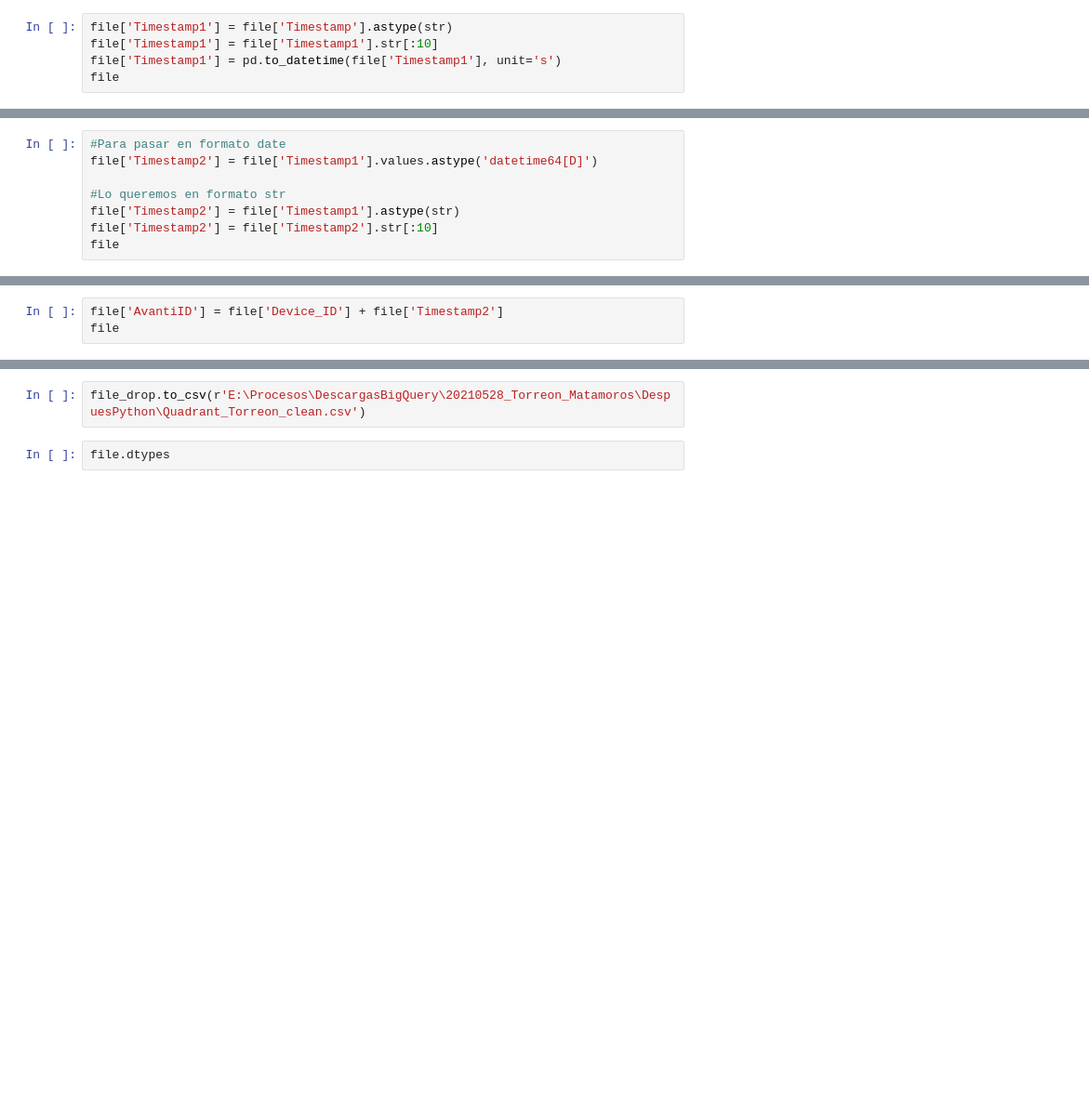
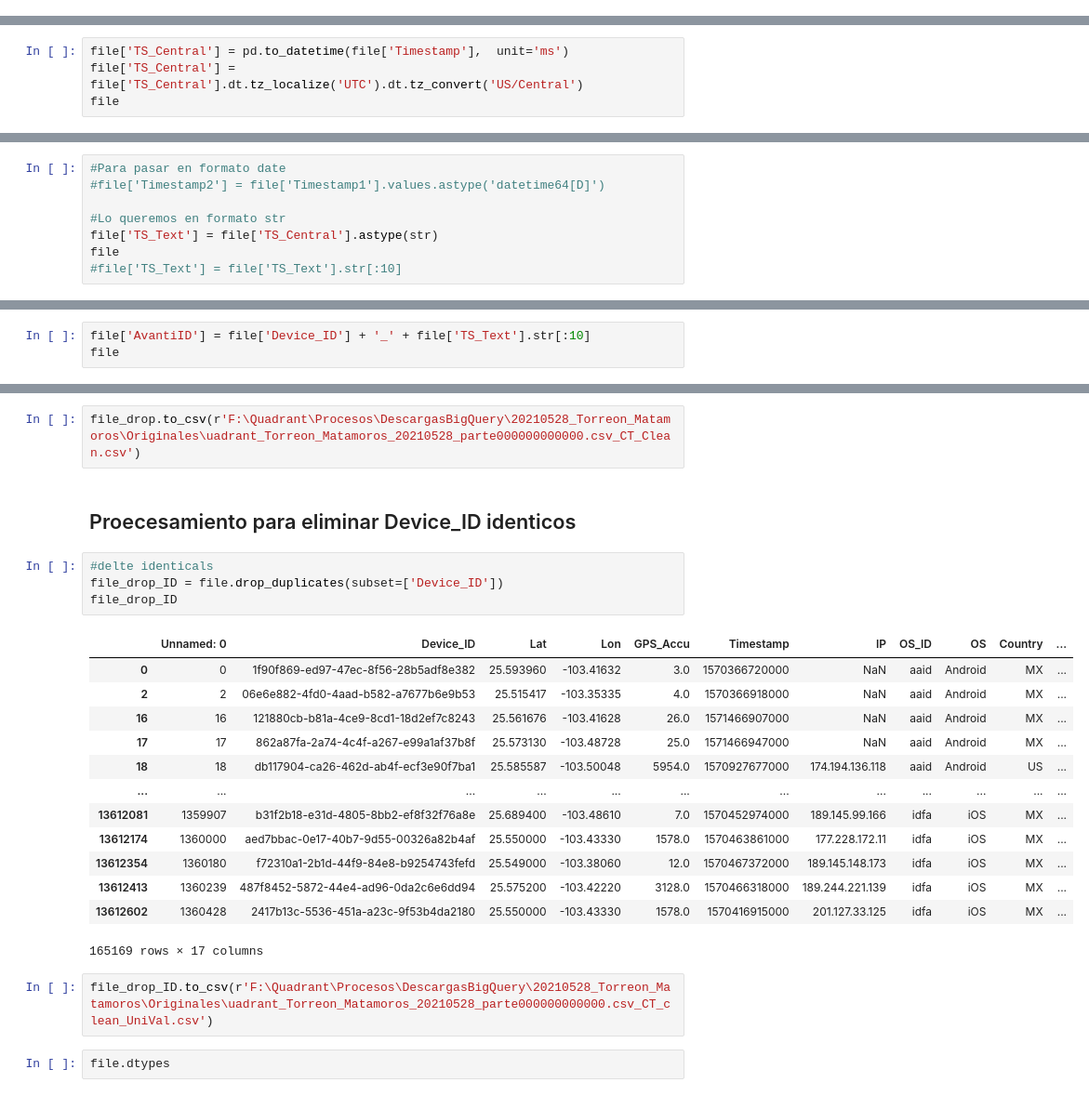
Before and after one commit to ZairaRosas/Quadrant, a Jupyter notebook: Quadrant_preprocess.ipynb, the cells around one changed output, grey strips where cells are left out. Shown: that part at 93% size. Drawn from its saved outputs; the diff is of its cells as text; blank space fills up the shorter version.

```diff
--- a/Quadrant_preprocess.ipynb
+++ b/Quadrant_preprocess.ipynb
@@ -42,5 +32,0 @@ file
-# %%
-file['Timestamp1'] = file['Timestamp'].astype(str)
-file['Timestamp1'] = file['Timestamp1'].str[:10]
-file['Timestamp1'] = pd.to_datetime(file['Timestamp1'], unit='s')
-file
@@ -60,0 +33,4 @@ file
+# %%
+file['TS_Central'] = pd.to_datetime(file['Timestamp'],  unit='ms')
+file['TS_Central'] = file['TS_Central'].dt.tz_localize('UTC').dt.tz_convert('US/Central')
+file
@@ -61,11 +71,11 @@ file
 # %%
 #Para pasar en formato date
-file['Timestamp2'] = file['Timestamp1'].values.astype('datetime64[D]')
+#file['Timestamp2'] = file['Timestamp1'].values.astype('datetime64[D]')
 
 #Lo queremos en formato str
-file['Timestamp2'] = file['Timestamp1'].astype(str)
-file['Timestamp2'] = file['Timestamp2'].str[:10]
+file['TS_Text'] = file['TS_Central'].astype(str)
 file
+#file['TS_Text'] = file['TS_Text'].str[:10]
 # %% [output]
 |  | Unnamed: 0 | Device_ID | Lat | Lon | GPS_Accu | Timestamp | IP | OS_ID | OS | Country | ... |
 | 0 | 0 | 1f90f869-ed97-47ec-8f56-28b5adf8e382 | 25.593960 | -103.416320 | 3.0 | 1570366720000 | NaN | aaid | Android | MX | ... |
@@ -83,5 +93,5 @@ file
 # %%
-file['AvantiID'] = file['Device_ID'] + file['Timestamp2']
+file['AvantiID'] = file['Device_ID'] + '_' + file['TS_Text'].str[:10]
 file
 # %% [output]
 |  | Unnamed: 0 | Device_ID | Lat | Lon | GPS_Accu | Timestamp | IP | OS_ID | OS | Country | ... |
@@ -118,5 +128,27 @@ file_drop
 # %%
-file_drop.to_csv(r'E:\Procesos\DescargasBigQuery\20210528_Torreon_Matamoros\DespuesPython\Quadrant_Torreon_clean.csv')
+file_drop.to_csv(r'F:\Quadrant\Procesos\DescargasBigQuery\20210528_Torreon_Matamoros\Originales\uadrant_Torreon_Matamoros_20210528_parte000000000000.csv_CT_Clean.csv')
+# %% [markdown]
+## Proecesamiento para eliminar Device_ID identicos
+# %%
+#delte identicals
+file_drop_ID = file.drop_duplicates(subset=['Device_ID'])
+file_drop_ID
+# %% [output]
+|  | Unnamed: 0 | Device_ID | Lat | Lon | GPS_Accu | Timestamp | IP | OS_ID | OS | Country | ... |
+| 0 | 0 | 1f90f869-ed97-47ec-8f56-28b5adf8e382 | 25.593960 | -103.41632 | 3.0 | 1570366720000 | NaN | aaid | Android | MX | ... |
+| 2 | 2 | 06e6e882-4fd0-4aad-b582-a7677b6e9b53 | 25.515417 | -103.35335 | 4.0 | 1570366918000 | NaN | aaid | Android | MX | ... |
+| 16 | 16 | 121880cb-b81a-4ce9-8cd1-18d2ef7c8243 | 25.561676 | -103.41628 | 26.0 | 1571466907000 | NaN | aaid | Android | MX | ... |
+| 17 | 17 | 862a87fa-2a74-4c4f-a267-e99a1af37b8f | 25.573130 | -103.48728 | 25.0 | 1571466947000 | NaN | aaid | Android | MX | ... |
+| 18 | 18 | db117904-ca26-462d-ab4f-ecf3e90f7ba1 | 25.585587 | -103.50048 | 5954.0 | 1570927677000 | 174.194.136.118 | aaid | Android | US | ... |
+| ... | ... | ... | ... | ... | ... | ... | ... | ... | ... | ... | ... |
+| 13612081 | 1359907 | b31f2b18-e31d-4805-8bb2-ef8f32f76a8e | 25.689400 | -103.48610 | 7.0 | 1570452974000 | 189.145.99.166 | idfa | iOS | MX | ... |
+| 13612174 | 1360000 | aed7bbac-0e17-40b7-9d55-00326a82b4af | 25.550000 | -103.43330 | 1578.0 | 1570463861000 | 177.228.172.11 | idfa | iOS | MX | ... |
+| 13612354 | 1360180 | f72310a1-2b1d-44f9-84e8-b9254743fefd | 25.549000 | -103.38060 | 12.0 | 1570467372000 | 189.145.148.173 | idfa | iOS | MX | ... |
+| 13612413 | 1360239 | 487f8452-5872-44e4-ad96-0da2c6e6dd94 | 25.575200 | -103.42220 | 3128.0 | 1570466318000 | 189.244.221.139 | idfa | iOS | MX | ... |
+| 13612602 | 1360428 | 2417b13c-5536-451a-a23c-9f53b4da2180 | 25.550000 | -103.43330 | 1578.0 | 1570416915000 | 201.127.33.125 | idfa | iOS | MX | ... |
+165169 rows × 17 columns
+# %%
+file_drop_ID.to_csv(r'F:\Quadrant\Procesos\DescargasBigQuery\20210528_Torreon_Matamoros\Originales\uadrant_Torreon_Matamoros_20210528_parte000000000000.csv_CT_clean_UniVal.csv')
 # %%
 file.dtypes
 # %% [output]
```
Also changed, not shown: parts of 17 cells of this notebook, 1 other file.
